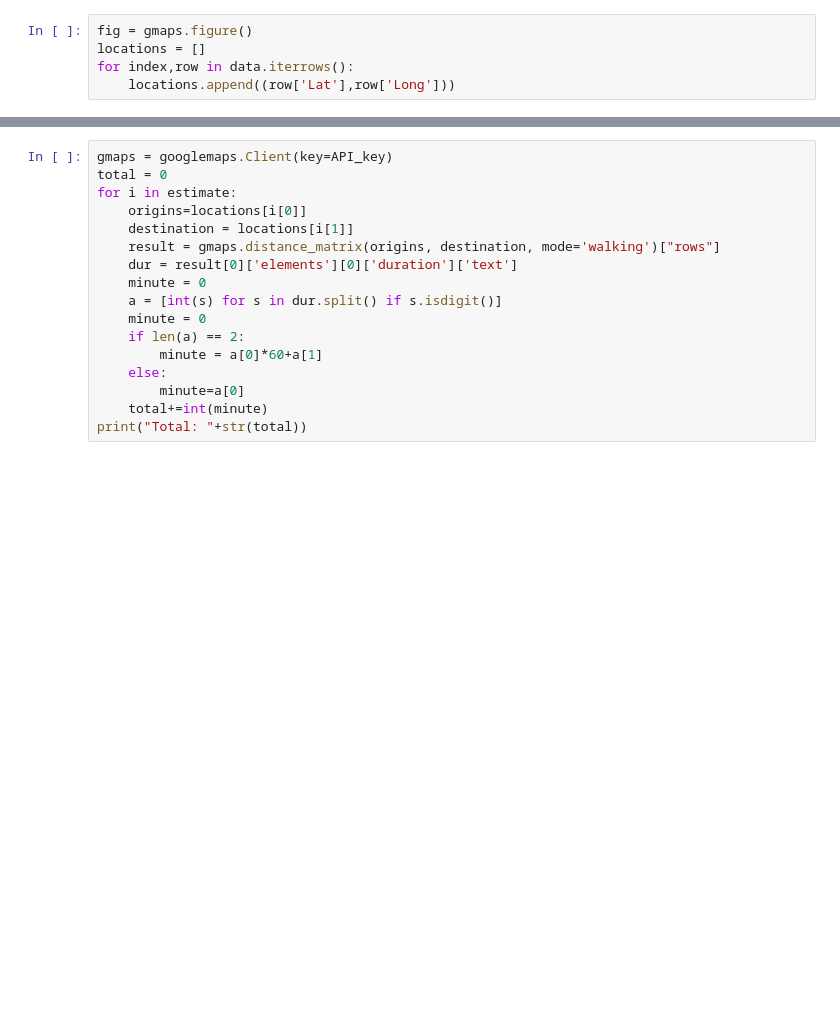
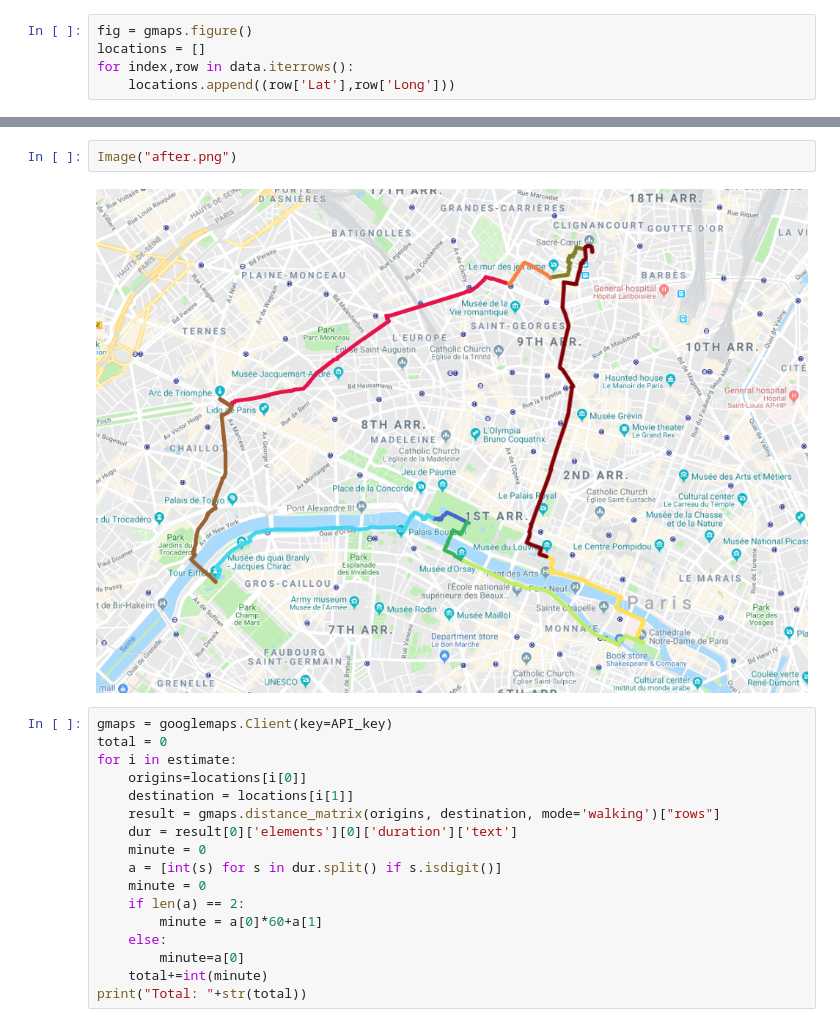
Before and after one commit to leducsang97/Paris-Shortest-Route, a Jupyter notebook: Optimization_10.ipynb, the cells around one changed output, grey strips where cells are left out. Cells and saved outputs as stored; diff of their text form; blank space fills up the shorter version.

```diff
--- a/Optimization_10.ipynb
+++ b/Optimization_10.ipynb
@@ -266,6 +269,10 @@ for i in sol:
 fig
 # %% [output]
 [interactive output not drawn]
+# %%
+Image("after.png")
+# %% [output]
+[figure, added]
 # %%
 gmaps = googlemaps.Client(key=API_key)
 total = 0
```
Also changed, not shown: parts of 2 cells of this notebook.
